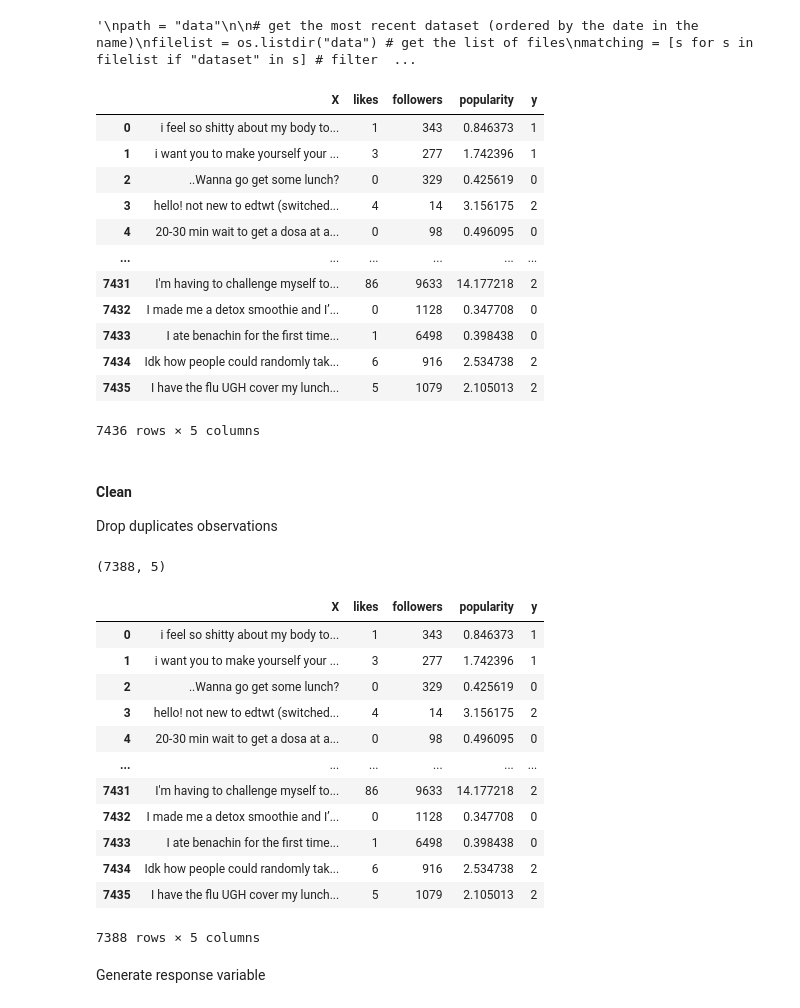
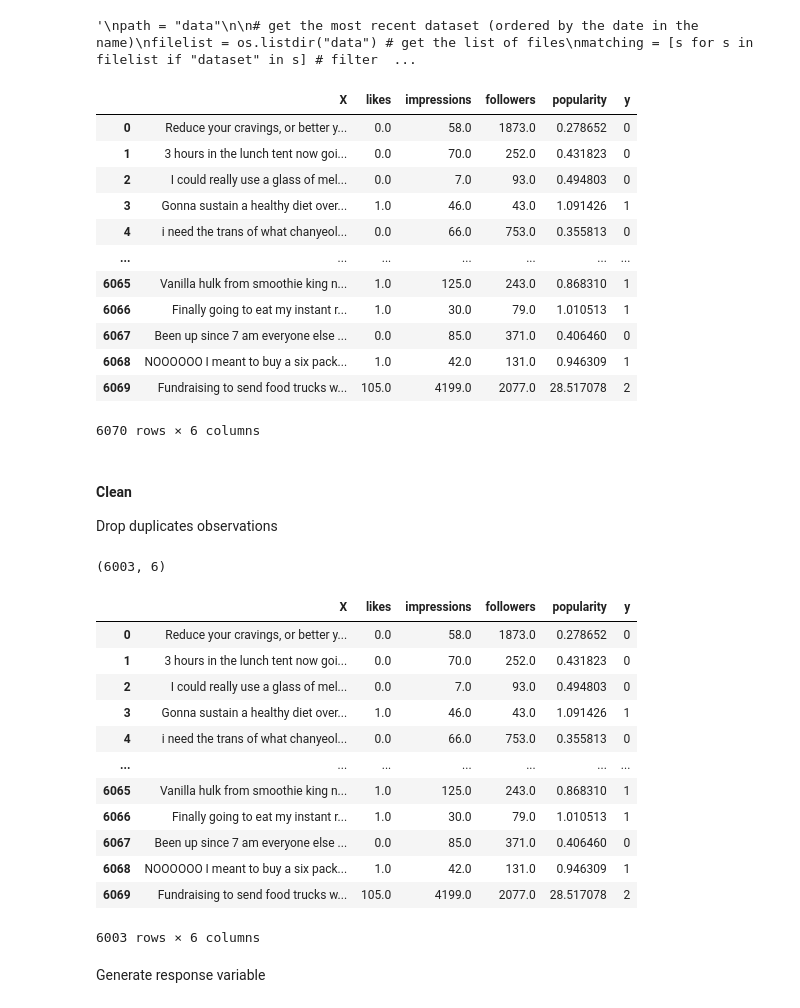
Before and after one commit to giemsei/dssc-ml, a Jupyter notebook: preprocessing.ipynb, the cells around one changed output. Cells and saved outputs as stored; diff of their text form; code cells hidden in the pictures.

```diff
--- a/preprocessing.ipynb
+++ b/preprocessing.ipynb
@@ -29,28 +29,34 @@ df = df.rename(columns={"Text": "text", "Retweet": "retweet", "Likes": "likes",
 # %% [output]
 '\npath = "data"\n\n# get the most recent dataset (ordered by the date in the name)\nfilelist = os.listdir("data") # get the list of files\nmatching = [s for s in filelist if "dataset" in s] # filter  ...
 # %%
-path = "datasets/619439/"
+#path = "datasets/619439/"
+path = "datasets/710527/"
 #path = ""
 #df = pd.read_csv(path+"debug_set_614548.csv")
 #df = pd.read_csv(path+"debug_set_619439.csv")
-df = pd.read_csv(path+"dataset_pop.csv")
+#df = pd.read_csv(path+"dataset_pop.csv")
+df = pd.read_csv(path+"dataset_pop-by-likes.csv")
 #df = pd.read_csv(path+"dataset_raw.csv")
+
+
+#path = "datasets/619439/"
+#df = pd.concat([df, pd.read_csv(path+"dataset_pop.csv")])
 df = df.rename(columns={"text": "X", "pop_level": "y"})
 display(df)
 # %% [output]
-|  | X | likes | followers | popularity | y |
-| 0 | i feel so shitty about my body to... | 1 | 343 | 0.846373 | 1 |
-| 1 | i want you to make yourself your ... | 3 | 277 | 1.742396 | 1 |
-| 2 | ..Wanna go get some lunch? | 0 | 329 | 0.425619 | 0 |
-| 3 | hello! not new to edtwt (switched... | 4 | 14 | 3.156175 | 2 |
-| 4 | 20-30 min wait to get a dosa at a... | 0 | 98 | 0.496095 | 0 |
-| ... | ... | ... | ... | ... | ... |
-| 7431 | I'm having to challenge myself to... | 86 | 9633 | 14.177218 | 2 |
-| 7432 | I made me a detox smoothie and I’... | 0 | 1128 | 0.347708 | 0 |
-| 7433 | I ate benachin for the first time... | 1 | 6498 | 0.398438 | 0 |
-| 7434 | Idk how people could randomly tak... | 6 | 916 | 2.534738 | 2 |
-| 7435 | I have the flu UGH cover my lunch... | 5 | 1079 | 2.105013 | 2 |
+|  | X | likes | impressions | followers | popularity | y |
+| 0 | Reduce your cravings, or better y... | 0.0 | 58.0 | 1873.0 | 0.278652 | 0 |
+| 1 | 3 hours in the lunch tent now goi... | 0.0 | 70.0 | 252.0 | 0.431823 | 0 |
+| 2 | I could really use a glass of mel... | 0.0 | 7.0 | 93.0 | 0.494803 | 0 |
+| 3 | Gonna sustain a healthy diet over... | 1.0 | 46.0 | 43.0 | 1.091426 | 1 |
+| 4 | i need the trans of what chanyeol... | 0.0 | 66.0 | 753.0 | 0.355813 | 0 |
+| ... | ... | ... | ... | ... | ... | ... |
+| 6065 | Vanilla hulk from smoothie king n... | 1.0 | 125.0 | 243.0 | 0.868310 | 1 |
+| 6066 | Finally going to eat my instant r... | 1.0 | 30.0 | 79.0 | 1.010513 | 1 |
+| 6067 | Been up since 7 am everyone else ... | 0.0 | 85.0 | 371.0 | 0.406460 | 0 |
+| 6068 | NOOOOOO I meant to buy a six pack... | 1.0 | 42.0 | 131.0 | 0.946309 | 1 |
+| 6069 | Fundraising to send food trucks w... | 105.0 | 4199.0 | 2077.0 | 28.517078 | 2 |
-7436 rows × 5 columns
+6070 rows × 6 columns
 # %% [markdown]
 #### Clean
 Drop duplicates observations
@@ -60,20 +66,20 @@ df = df.drop_duplicates(subset='X', keep='first')
 print(df.shape)
 display(df)
 # %% [output]
-(7388, 5)
+(6003, 6)
-|  | X | likes | followers | popularity | y |
-| 0 | i feel so shitty about my body to... | 1 | 343 | 0.846373 | 1 |
-| 1 | i want you to make yourself your ... | 3 | 277 | 1.742396 | 1 |
-| 2 | ..Wanna go get some lunch? | 0 | 329 | 0.425619 | 0 |
-| 3 | hello! not new to edtwt (switched... | 4 | 14 | 3.156175 | 2 |
-| 4 | 20-30 min wait to get a dosa at a... | 0 | 98 | 0.496095 | 0 |
-| ... | ... | ... | ... | ... | ... |
-| 7431 | I'm having to challenge myself to... | 86 | 9633 | 14.177218 | 2 |
-| 7432 | I made me a detox smoothie and I’... | 0 | 1128 | 0.347708 | 0 |
-| 7433 | I ate benachin for the first time... | 1 | 6498 | 0.398438 | 0 |
-| 7434 | Idk how people could randomly tak... | 6 | 916 | 2.534738 | 2 |
-| 7435 | I have the flu UGH cover my lunch... | 5 | 1079 | 2.105013 | 2 |
+|  | X | likes | impressions | followers | popularity | y |
+| 0 | Reduce your cravings, or better y... | 0.0 | 58.0 | 1873.0 | 0.278652 | 0 |
+| 1 | 3 hours in the lunch tent now goi... | 0.0 | 70.0 | 252.0 | 0.431823 | 0 |
+| 2 | I could really use a glass of mel... | 0.0 | 7.0 | 93.0 | 0.494803 | 0 |
+| 3 | Gonna sustain a healthy diet over... | 1.0 | 46.0 | 43.0 | 1.091426 | 1 |
+| 4 | i need the trans of what chanyeol... | 0.0 | 66.0 | 753.0 | 0.355813 | 0 |
+| ... | ... | ... | ... | ... | ... | ... |
+| 6065 | Vanilla hulk from smoothie king n... | 1.0 | 125.0 | 243.0 | 0.868310 | 1 |
+| 6066 | Finally going to eat my instant r... | 1.0 | 30.0 | 79.0 | 1.010513 | 1 |
+| 6067 | Been up since 7 am everyone else ... | 0.0 | 85.0 | 371.0 | 0.406460 | 0 |
+| 6068 | NOOOOOO I meant to buy a six pack... | 1.0 | 42.0 | 131.0 | 0.946309 | 1 |
+| 6069 | Fundraising to send food trucks w... | 105.0 | 4199.0 | 2077.0 | 28.517078 | 2 |
-7388 rows × 5 columns
+6003 rows × 6 columns
 # %% [markdown]
 Generate response variable
 # %% [markdown]
```
Also changed, not shown: parts of 8 cells of this notebook, 1 other file.
